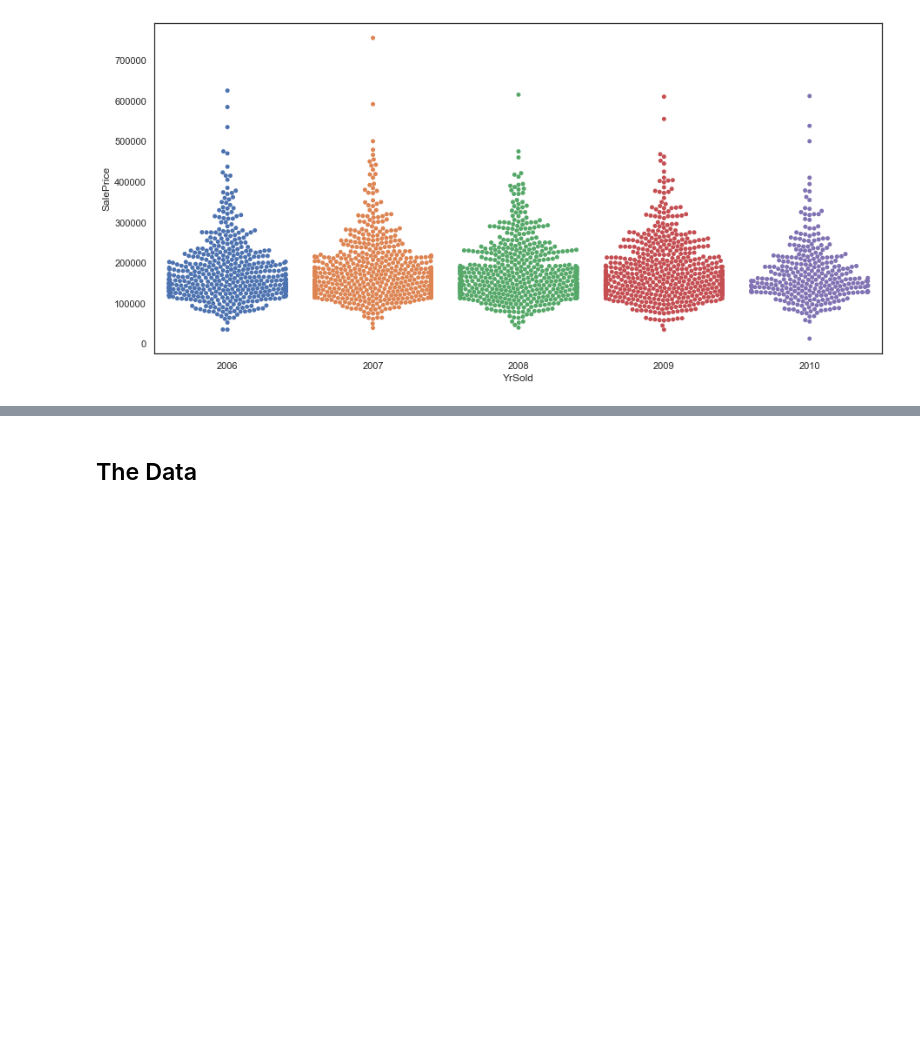
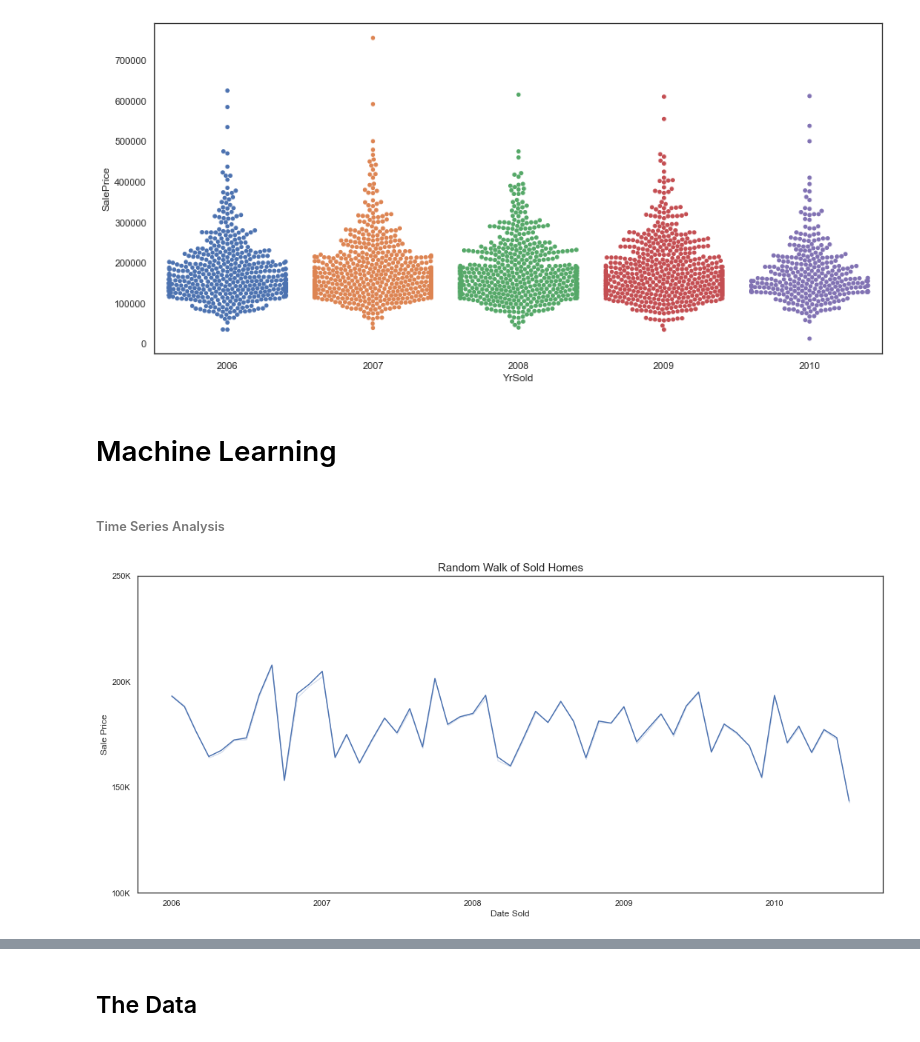
Before and after one commit to danielosetiawan/Ames_Housing_ML, a Jupyter notebook: DS - Ames.ipynb, the cells around one changed output, grey strips where cells are left out. Drawn from its saved outputs; the diff is of its cells as text; code cells hidden in the pictures; blank space fills up the shorter version.

Commit message:
updates to time series

```diff
--- a/DS - Ames.ipynb
+++ b/DS - Ames.ipynb
@@ -242,3 +210,26 @@ housing.head()
 fig = sns.swarmplot(x = 'YrSold', y = 'SalePrice', data = housing)
 # %% [output]
 [figure]
+# %% [markdown]
+# Machine Learning
+# %% [markdown]
+###### Time Series Analysis
+# %%
+housing['DateSold'] = pd.to_datetime(housing['YrSold'].astype('str')
+                                 + '-' + housing['MoSold'].astype('str') + '-1')
+
+data = housing[['DateSold', 'SalePrice']]
+
+fig = sns.lineplot(x='DateSold', y='SalePrice', data=data, ci=False)
+fig.set(xlabel='Date Sold',
+        ylabel='Sale Price',
+        xticks=['2006-01', '2007-01', '2008-01', '2009-01', '2010-01'],
+        xticklabels=list(range(2006, 2011)),
+        yticks=[1e5, 1.5e5, 2e5, 2.5e5],
+        yticklabels=['100K', '150K', '200K', '250K'])
+plt.title('Random Walk of Sold Homes', fontsize = 15)
+plt.tight_layout()
+plt.savefig('./visualizations/EDA - Timeseries DateSold, Lineplot.png', dpi = 1000)
+plt.show()
+# %% [output]
+[figure, added]
```
Also changed, not shown: parts of 59 cells of this notebook, 7 other files.
